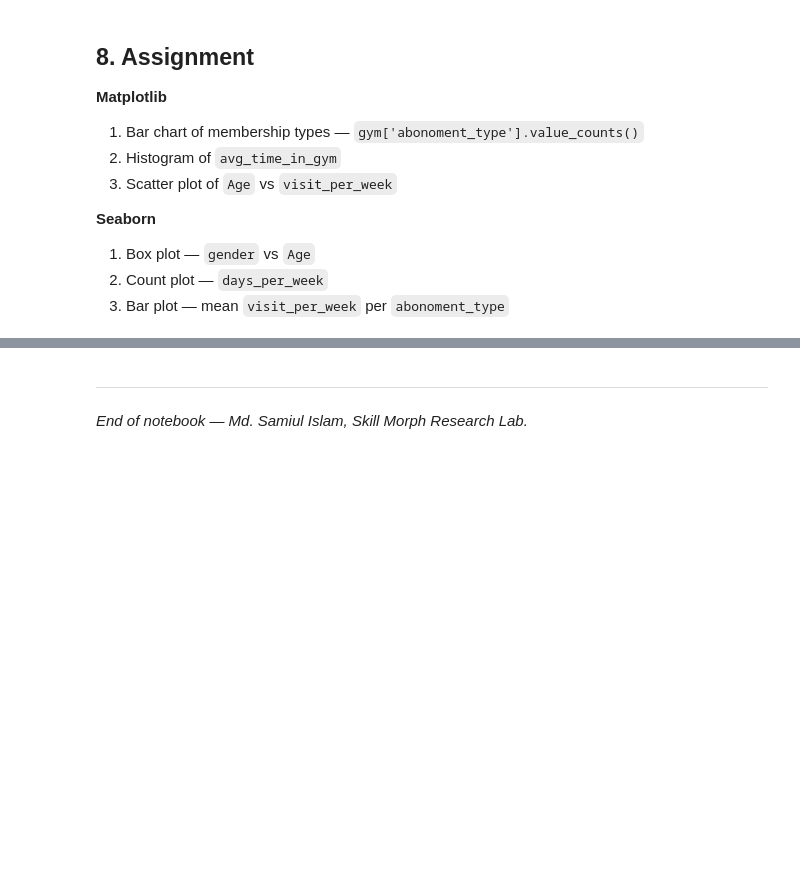
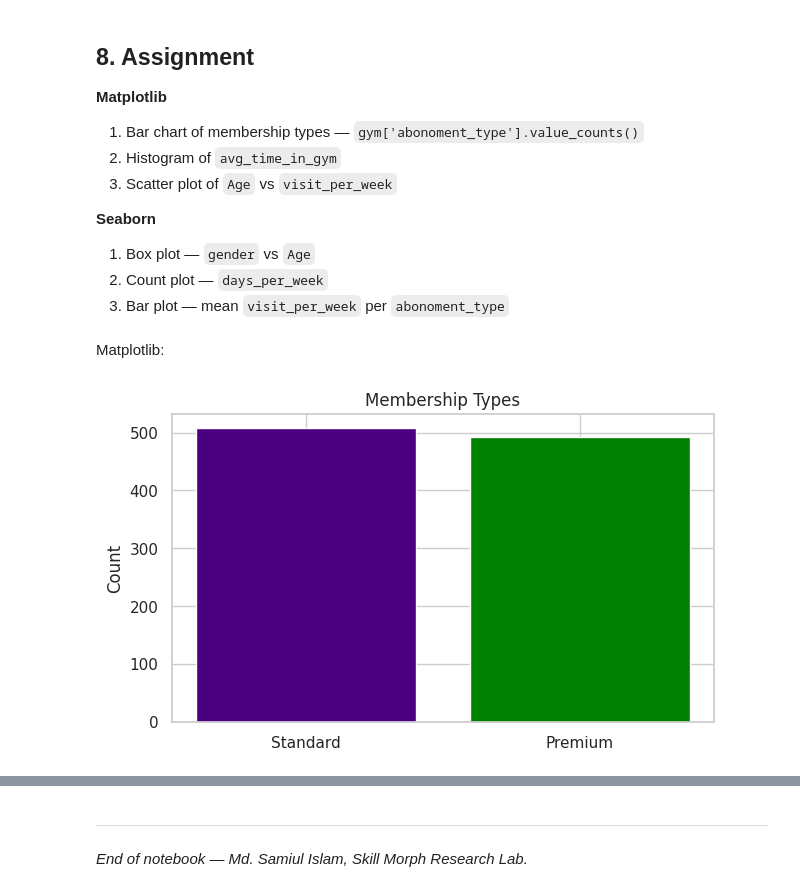
Before and after one commit to abidhasan5135-maker/abPractice, a Jupyter notebook: Matplotlib_and_Seaborn_for_DATA_Science.ipynb, the cells around one changed output, grey strips where cells are left out. Cells and saved outputs as stored; diff of their text form; code cells hidden in the pictures; blank space fills up the shorter version.

```diff
--- a/Matplotlib_and_Seaborn_for_DATA_Science.ipynb
+++ b/Matplotlib_and_Seaborn_for_DATA_Science.ipynb
@@ -394,0 +393,13 @@ plt.show()
+# %% [markdown]
+Matplotlib:
+# %%
+# Your code here
+#_1. Bar chart of membership types:
+
+membership = gym['abonoment_type'].value_counts()
+fig, ax = plt.subplots()
+ax.bar(membership.index, membership.values, color=['indigo', 'green'])
+ax.set(title='Membership Types', ylabel='Count')
+plt.show()
+# %% [output]
+[figure, added]
```
Also changed, not shown: parts of 8 cells of this notebook.
